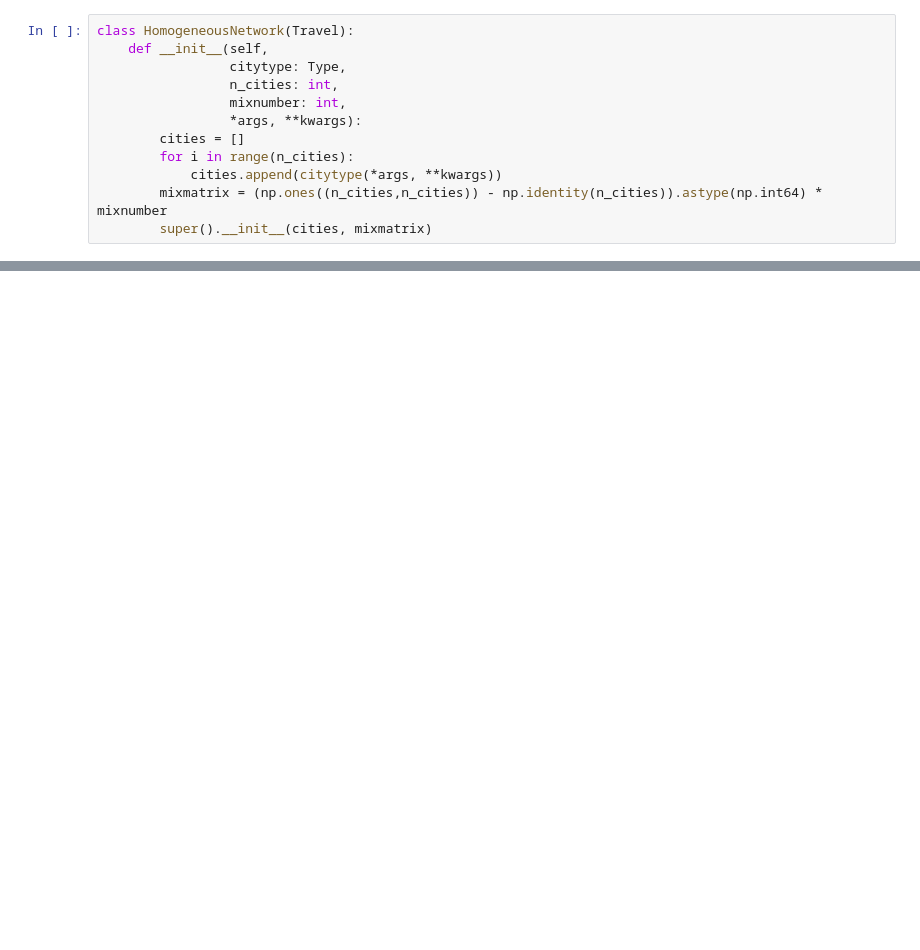
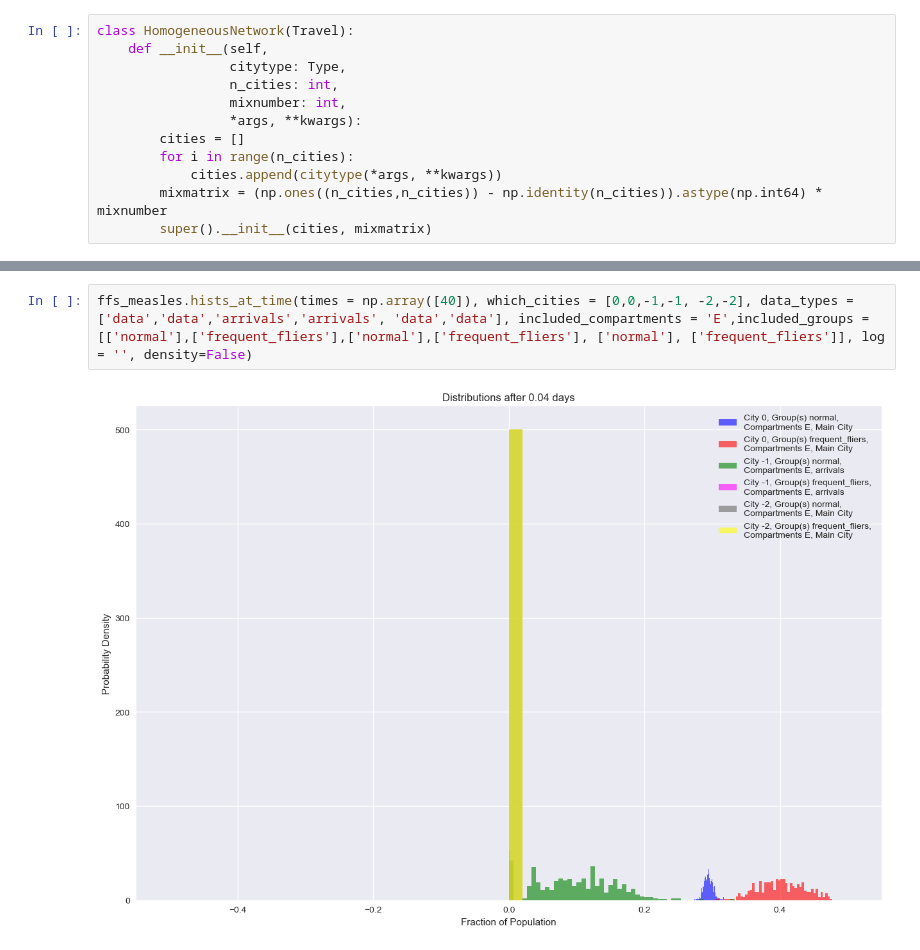
Before and after one commit to JakeMendel/NAO_Modelling, a Jupyter notebook: generic_model.ipynb, the cells around one changed output, grey strips where cells are left out. Drawn from its saved outputs; the diff is of its cells as text; blank space fills up the shorter version.

Commit message:
added Plotter and hists_at_time

```diff
--- a/generic_model.ipynb
+++ b/generic_model.ipynb
@@ -1021,0 +1238,4 @@ basics.plot_avg_vals(which_city = -1, included_compartments="EI", against_total_
+# %%
+ffs_measles.hists_at_time(times = np.array([40]), which_cities = [0,0,-1,-1, -2,-2], data_types = ['data','data','arrivals','arrivals', 'data','data'], included_compartments = 'E',included_groups = [['normal'],['frequent_fliers'],['normal'],['frequent_fliers'], ['normal'], ['frequent_fliers']], log = '', density=False)
+# %% [output]
+[figure, added]
```
Also changed, not shown: parts of 28 cells of this notebook.
